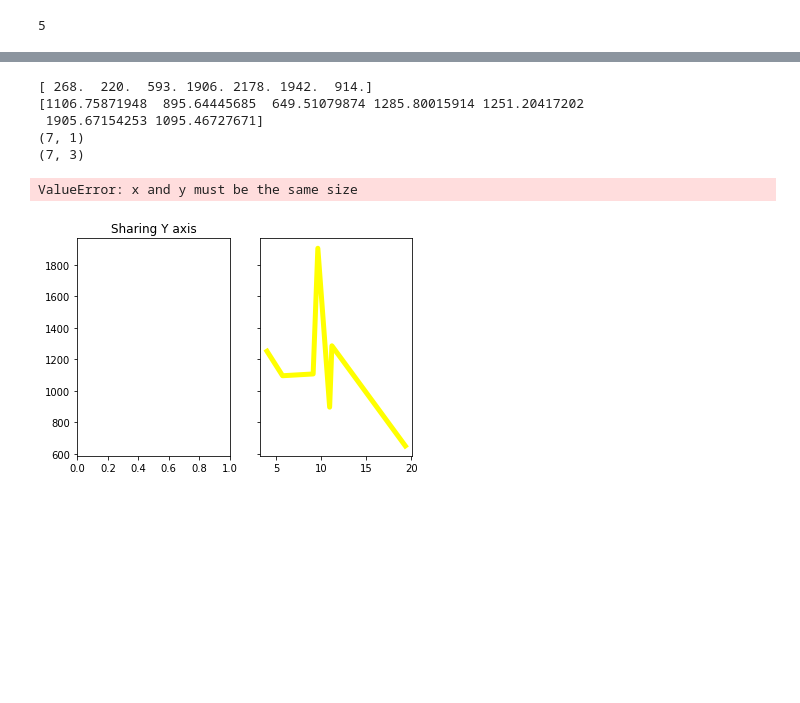
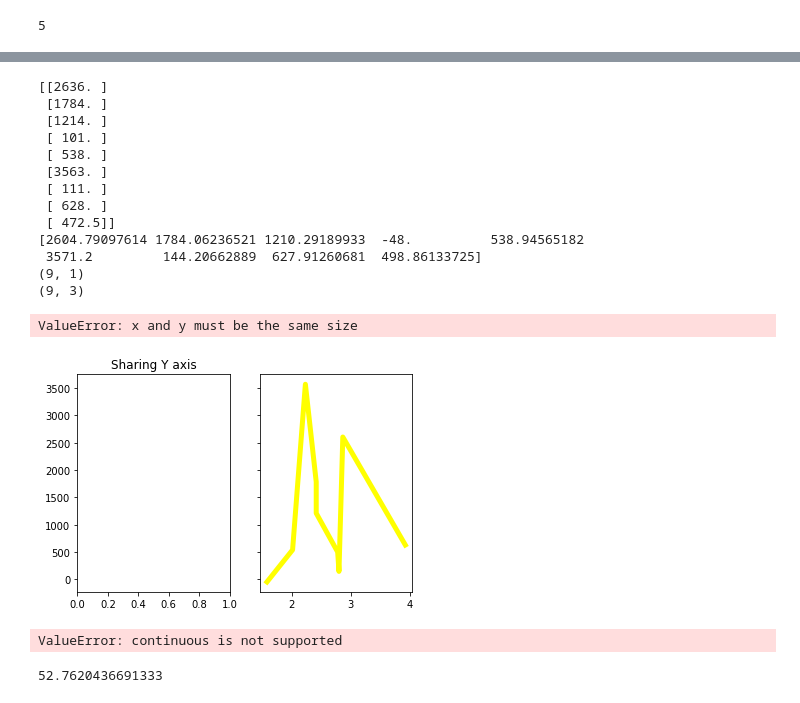
Before and after one commit to ProjectFace2/reservoirOutflow, a Jupyter notebook: KNN1.ipynb, the cells around one changed output, grey strips where cells are left out. Saved outputs shown, nothing was run; the diff lists cells and outputs as text; code cells hidden in the pictures; blank space fills up the shorter version.

```diff
--- a/KNN1.ipynb
+++ b/KNN1.ipynb
@@ -26,0 +96,8 @@ data
+# %%
+#Dam_data = data.iloc[:,:offset_length]
+Rain_data = data1
+Rain_data = Rain_data.iloc[:offset_length,:]#Dam_data = data.iloc[1:offset_length,:]
+print(len(Rain_data))
+Rain_data
+#test_data = Rain_data.iloc[:2074,:]
+#train_data = Rain_data.iloc[:2920-2074,:]
@@ -26,0 +119,3 @@ data
+# %%
+colA = np.array(Rain_data.loc[:,['MADIKERI','SOMWARPET','VIRAJPET']],dtype = float)
+colB = np.array(Dam_data['Inflow'])
@@ -55,0 +162,9 @@ q_point = np.array([29.932934,4.1892731,27.1823912])
+# %%
+def create_qry_point(start,end):
+    query_data = np.array(Rain_data.iloc[start:end,:],dtype = float)
+    return query_data
+
+q_point = create_qry_point(1000,2000)
+#q_point = np.array([2.3,2.4,0.5],[])
+print(q_point)
+print(len(q_point))
@@ -58,7 +182,7 @@ inp1 = colA
 # %%
 def cal_eucledian_distance(q_point,inp1):
     #print(q_point,inp1)
-    return np.linalg.norm(q_point - inp1)
+    return float(np.linalg.norm(q_point - inp1))
 # %%
 def knn(inp1,k,q_point):
     tup_val = []
@@ -197,30 +333,40 @@ def kernal(point, inp, k):
 
     return weights
 # %%
-ypred = lwr(inp_matrix, mcolB, 10)
-print(mcolB1)
+#mcolB = normalized_tar_val
+ypred = lwr(inp_matrix, mcolB, 0.4)
+print(mcolB)
+#print(normalized_tar_val)
 print(ypred)
 print(np.shape(mcolB))
 
 xsort = inp_matrix.copy()
 xsort.sort(axis = 0)
 print(np.shape(mcolA))
 
 f, (ax1, ax2) = pt.subplots(1, 2, sharey=True)
 pt.plot(xsort[:,1],ypred[mcolA[:,1].argsort(0)],color = 'yellow',linewidth = 5)#ypred[X[:, 1].argsort(0)]
 ax1.set_title('Sharing Y axis')
 ax2.scatter(mcolA, mcolB)
 
 pt.scatter(mcolA,mcolB,color = 'blue')
 pt.plot(xsort[:,1],ypred[mcolA[:,1].argsort(0)],color = 'yellow',linewidth = 5)#ypred[X[:, 1].argsort(0)]
 #pt.plot(xsort[:, 1], ypred[X[:, 1].argsort(0)], color='yellow', linewidth=5)
 pt.xlabel('MADIKERI')
 pt.ylabel('Inflow')
 # %% [output]
-[ 268.  220.  593. 1906. 2178. 1942.  914.]
-[1106.75871948  895.64445685  649.51079874 1285.80015914 1251.20417202
- 1905.67154253 1095.46727671]
-(7, 1)
-(7, 3)
+[[2636. ]
+ [1784. ]
+ [1214. ]
+ [ 101. ]
+ [ 538. ]
+ [3563. ]
+ [ 111. ]
+ [ 628. ]
+ [ 472.5]]
+[2604.79097614 1784.06236521 1210.29189933  -48.          538.94565182
+ 3571.2         144.20662889  627.91260681  498.86133725]
+(9, 1)
+(9, 3)
 ValueError: x and y must be the same size
-[figure, old version]
+[figure, new version]
@@ -226,0 +375,9 @@ ValueError: x and y must be the same size
+# %%
+metrics.accuracy_score(mcolB, ypred)
+# %% [output]
+ValueError: continuous is not supported
+# %%
+import math
+math.sqrt(metrics.mean_squared_error(mcolB,ypred))
+# %% [output]
+52.7620436691333
```
Also changed, not shown: parts of 21 cells of this notebook.
